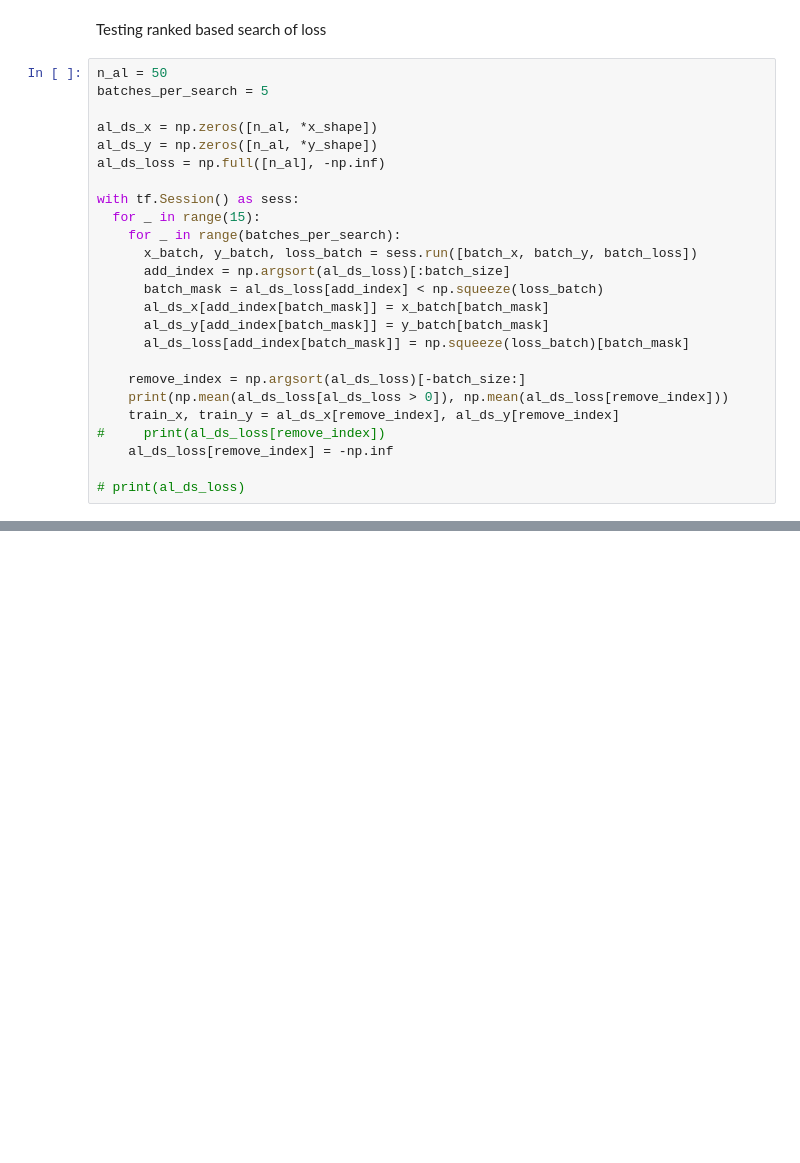
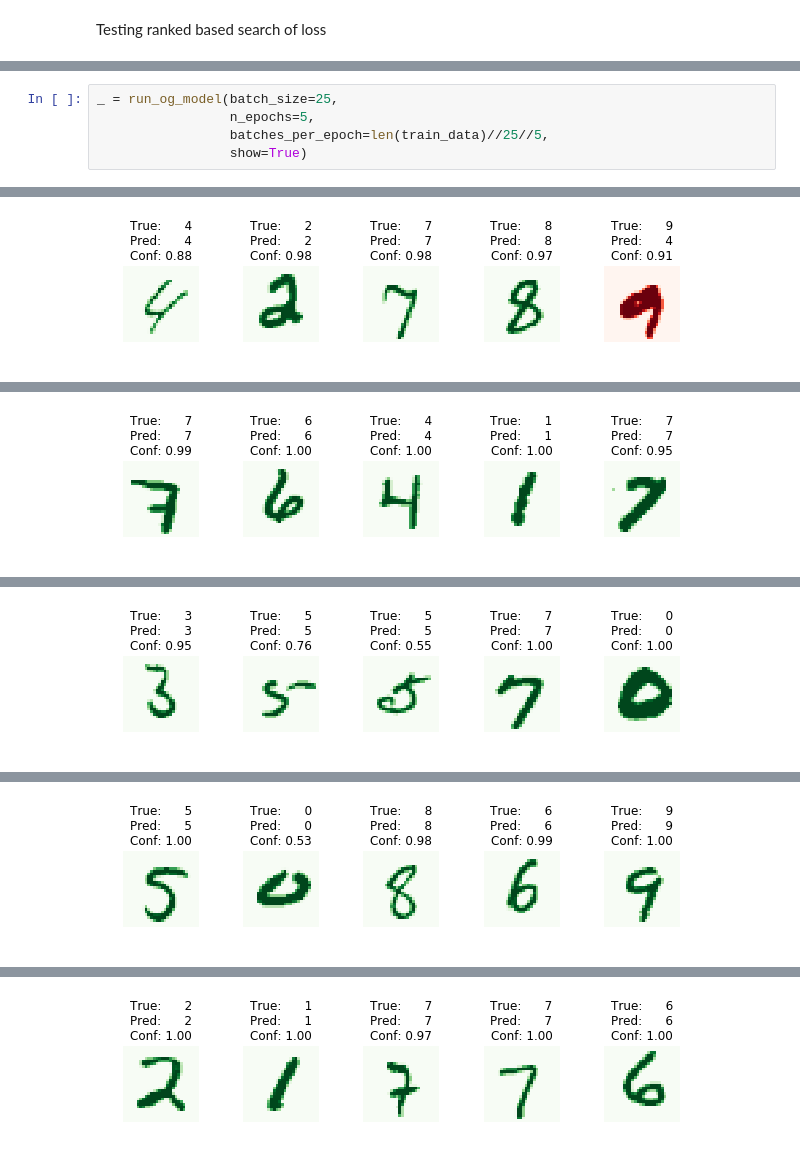
Before and after one commit to racersmith/active-learner, a Jupyter notebook: active_learner.ipynb, the cells around one changed output, grey strips where cells are left out. Saved outputs shown, nothing was run; the diff lists cells and outputs as text; blank space fills up the shorter version.

```diff
--- a/active_learner.ipynb
+++ b/active_learner.ipynb
@@ -11,27 +15,2 @@ import matplotlib.pyplot as plt
 # %% [markdown]
 Testing ranked based search of loss
-# %%
-n_al = 50
-batches_per_search = 5
-
-al_ds_x = np.zeros([n_al, *x_shape])
-al_ds_y = np.zeros([n_al, *y_shape])
-al_ds_loss = np.full([n_al], -np.inf)
-
-with tf.Session() as sess:
-  for _ in range(15):
-    for _ in range(batches_per_search):
-      x_batch, y_batch, loss_batch = sess.run([batch_x, batch_y, batch_loss])
-      add_index = np.argsort(al_ds_loss)[:batch_size]
-      batch_mask = al_ds_loss[add_index] < np.squeeze(loss_batch)
-      al_ds_x[add_index[batch_mask]] = x_batch[batch_mask]
-      al_ds_y[add_index[batch_mask]] = y_batch[batch_mask]
-      al_ds_loss[add_index[batch_mask]] = np.squeeze(loss_batch)[batch_mask]
-
-    remove_index = np.argsort(al_ds_loss)[-batch_size:]
-    print(np.mean(al_ds_loss[al_ds_loss > 0]), np.mean(al_ds_loss[remove_index]))
-    train_x, train_y = al_ds_x[remove_index], al_ds_y[remove_index]
-#     print(al_ds_loss[remove_index])
-    al_ds_loss[remove_index] = -np.inf
-
-# print(al_ds_loss)
@@ -288,0 +273,6 @@ def run_og_model(batch_size, n_epochs, batches_per_epoch, show=False):
+# %%
+_ = run_og_model(batch_size=25,
+                 n_epochs=5,
+                 batches_per_epoch=len(train_data)//25//5,
+                 show=True)
+# %% [output]
@@ -288,0 +280 @@ def run_og_model(batch_size, n_epochs, batches_per_epoch, show=False):
+[figure, added]
@@ -288,0 +282 @@ def run_og_model(batch_size, n_epochs, batches_per_epoch, show=False):
+[figure, added]
@@ -288,0 +284 @@ def run_og_model(batch_size, n_epochs, batches_per_epoch, show=False):
+[figure, added]
@@ -288,0 +286 @@ def run_og_model(batch_size, n_epochs, batches_per_epoch, show=False):
+[figure, added]
@@ -288,0 +288 @@ def run_og_model(batch_size, n_epochs, batches_per_epoch, show=False):
+[figure, added]
```
Also changed, not shown: parts of 18 cells of this notebook.
